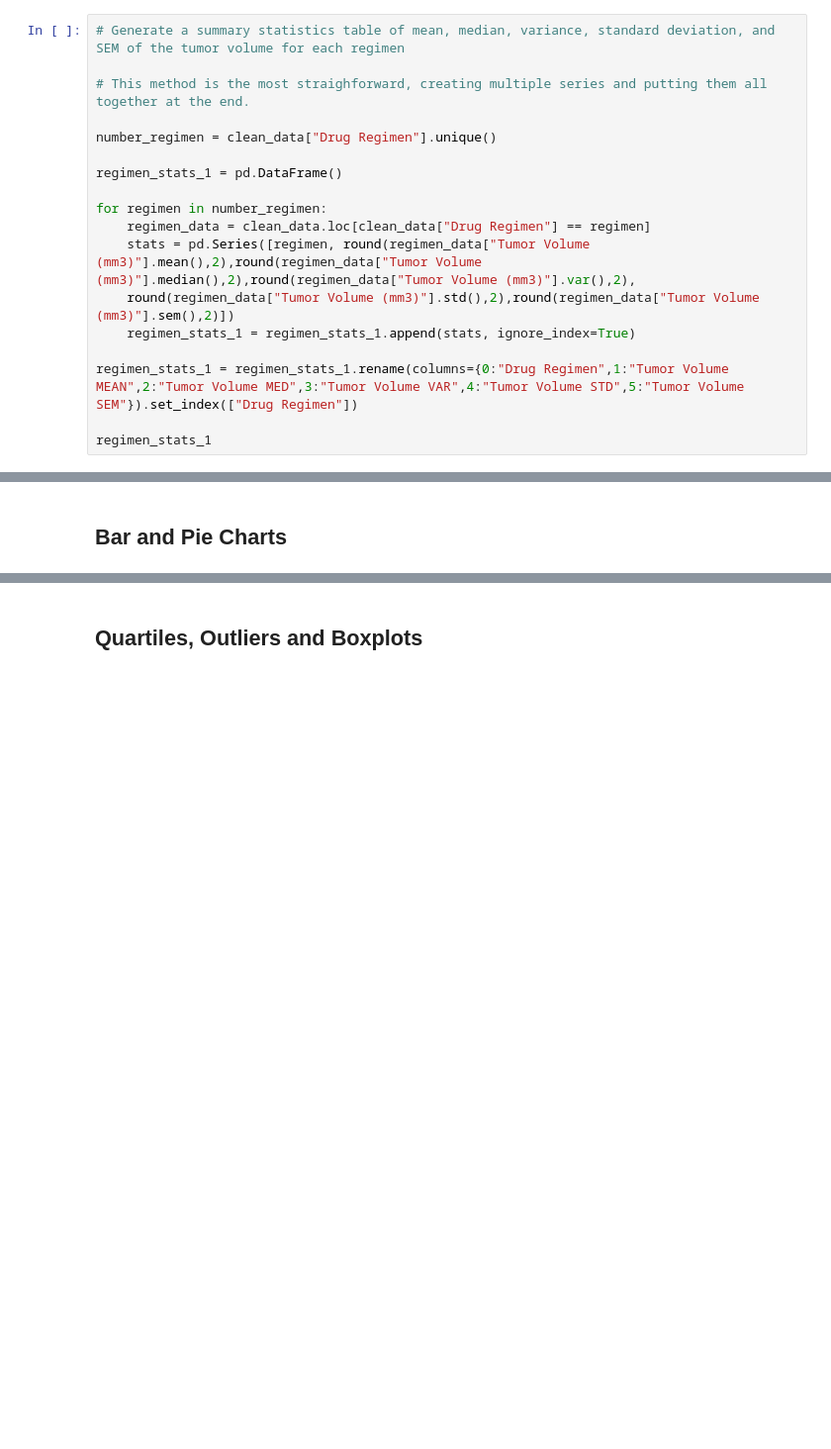
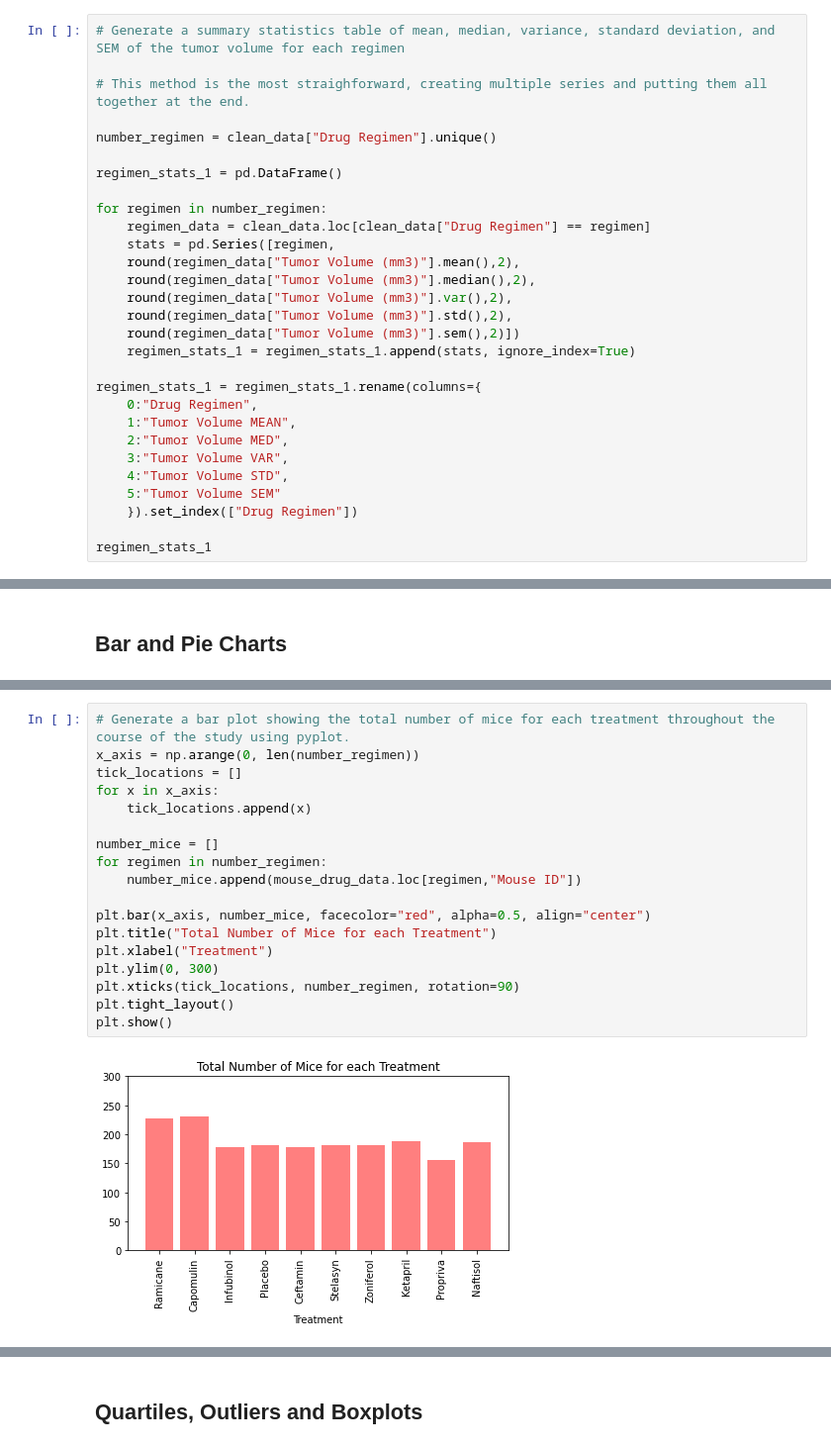
Before and after one commit to thierzon/matplotlib-challenge, a Jupyter notebook: Pymaceuticals/pymaceuticals.ipynb, the cells around one changed output, grey strips where cells are left out. Shown: that part at 99% size. Drawn from its saved outputs; the diff is of its cells as text; blank space fills up the shorter version.

```diff
--- a/Pymaceuticals/pymaceuticals.ipynb
+++ b/Pymaceuticals/pymaceuticals.ipynb
@@ -112,11 +113,22 @@ regimen_stats_1 = pd.DataFrame()
 
 for regimen in number_regimen:
     regimen_data = clean_data.loc[clean_data["Drug Regimen"] == regimen]
-    stats = pd.Series([regimen, round(regimen_data["Tumor Volume (mm3)"].mean(),2),round(regimen_data["Tumor Volume (mm3)"].median(),2),round(regimen_data["Tumor Volume (mm3)"].var(),2),
-    round(regimen_data["Tumor Volume (mm3)"].std(),2),round(regimen_data["Tumor Volume (mm3)"].sem(),2)])
+    stats = pd.Series([regimen,
+    round(regimen_data["Tumor Volume (mm3)"].mean(),2),
+    round(regimen_data["Tumor Volume (mm3)"].median(),2),
+    round(regimen_data["Tumor Volume (mm3)"].var(),2),
+    round(regimen_data["Tumor Volume (mm3)"].std(),2),
+    round(regimen_data["Tumor Volume (mm3)"].sem(),2)])
     regimen_stats_1 = regimen_stats_1.append(stats, ignore_index=True)
 
-regimen_stats_1 = regimen_stats_1.rename(columns={0:"Drug Regimen",1:"Tumor Volume MEAN",2:"Tumor Volume MED",3:"Tumor Volume VAR",4:"Tumor Volume STD",5:"Tumor Volume SEM"}).set_index(["Drug Regimen"])
+regimen_stats_1 = regimen_stats_1.rename(columns={
+    0:"Drug Regimen",
+    1:"Tumor Volume MEAN",
+    2:"Tumor Volume MED",
+    3:"Tumor Volume VAR",
+    4:"Tumor Volume STD",
+    5:"Tumor Volume SEM"
+    }).set_index(["Drug Regimen"])
 
 regimen_stats_1
 # %% [output]
@@ -166,0 +189,20 @@ regimen_stats_2
+# %%
+# Generate a bar plot showing the total number of mice for each treatment throughout the course of the study using pyplot.
+x_axis = np.arange(0, len(number_regimen))
+tick_locations = []
+for x in x_axis:
+    tick_locations.append(x)
+
+number_mice = []
+for regimen in number_regimen:
+    number_mice.append(mouse_drug_data.loc[regimen,"Mouse ID"])
+
+plt.bar(x_axis, number_mice, facecolor="red", alpha=0.5, align="center")
+plt.title("Total Number of Mice for each Treatment")
+plt.xlabel("Treatment")
+plt.ylim(0, 300)
+plt.xticks(tick_locations, number_regimen, rotation=90)
+plt.tight_layout()
+plt.show()
+# %% [output]
+[figure, added]
```
Also changed, not shown: parts of 11 cells of this notebook.
